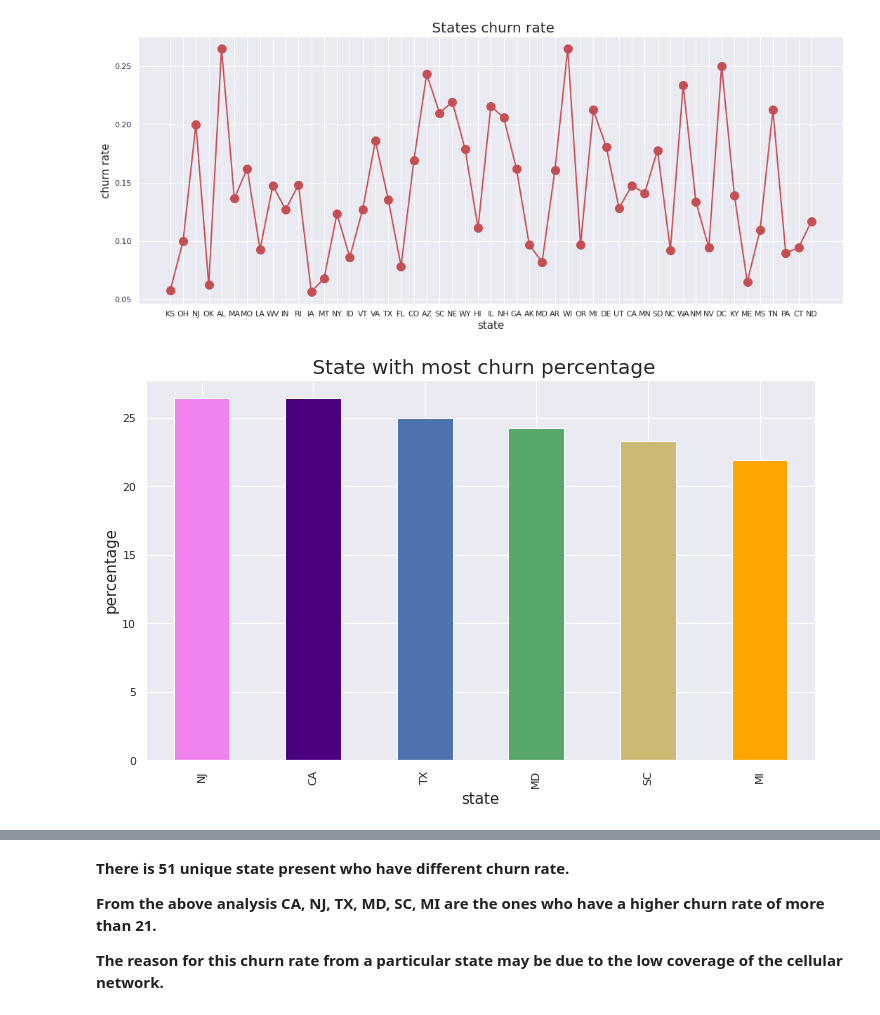
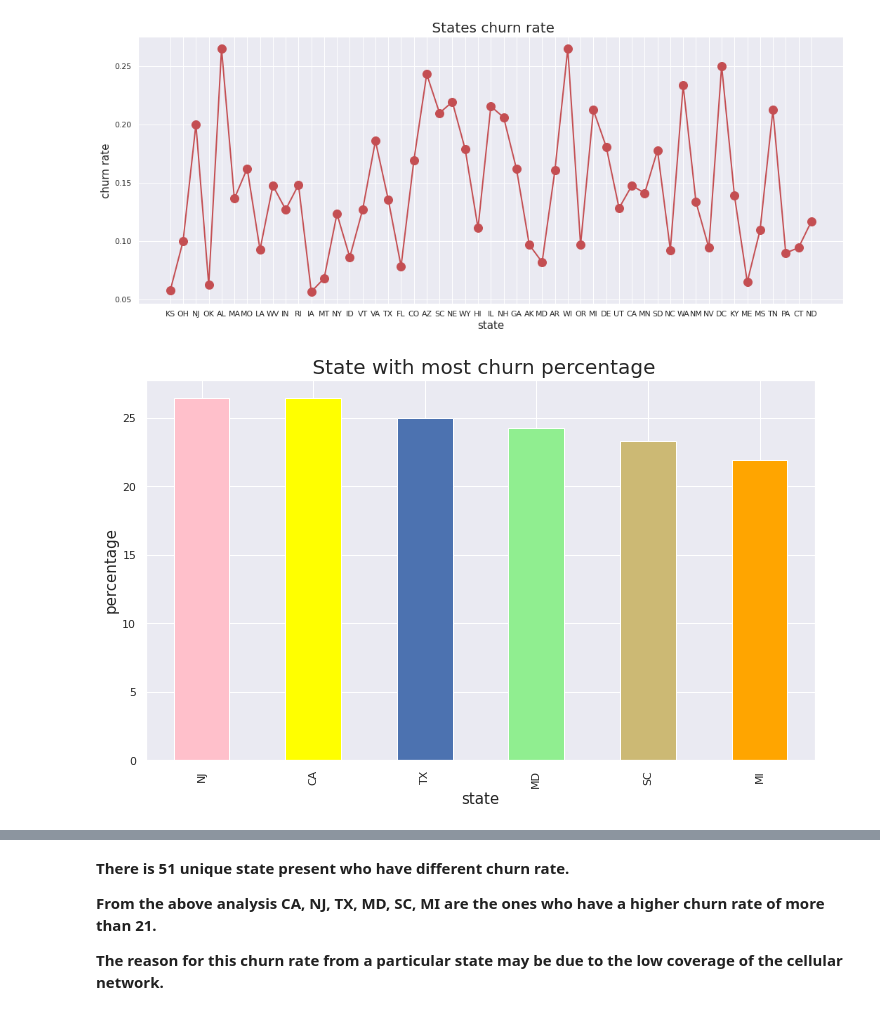
Before and after one commit to AjayJAjay/Telecom-Churn-Analysis, a Jupyter notebook: Telecom_Churn_Analysis_Capstone_Project.ipynb, the cells around one changed output, grey strips where cells are left out. Saved outputs shown, nothing was run; the diff lists cells and outputs as text; code cells hidden in the pictures.

```diff
--- a/Telecom_Churn_Analysis_Capstone_Project.ipynb
+++ b/Telecom_Churn_Analysis_Capstone_Project.ipynb
@@ -316,13 +316,13 @@ plt.show()
 # %%
 plt.rcParams['figure.figsize'] = (12, 7)
 color = plt.cm.copper(np.linspace(0, 0.5, 20))
-((telecom_df.groupby(['State'])['Churn'].mean())*100).sort_values(ascending = False).head(6).plot.bar(color = ['violet','indigo','b','g','y','orange','r'])
+((telecom_df.groupby(['State'])['Churn'].mean())*100).sort_values(ascending = False).head(6).plot.bar(color = ['pink','yellow','b','lightgreen','y','orange','r'])
 plt.title(" State with most churn percentage", fontsize = 20)
 plt.xlabel('state', fontsize = 15)
 plt.ylabel('percentage', fontsize = 15)
 plt.show()
 # %% [output]
-[figure, old version]
+[figure, new version]
 # %%
 #calculate State vs Churn percentage
 State_data = pd.crosstab(telecom_df["State"],telecom_df["Churn"])
```
Also changed, not shown: parts of 7 cells of this notebook.
